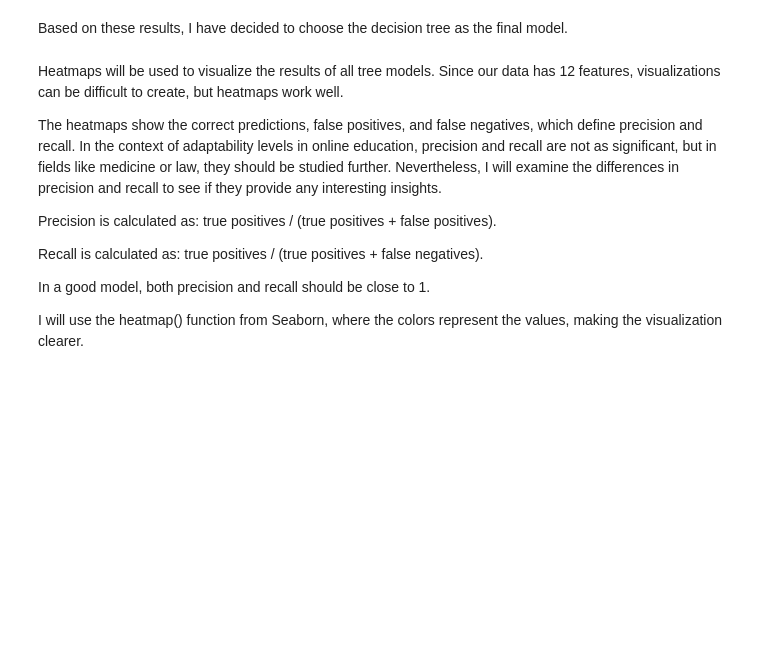
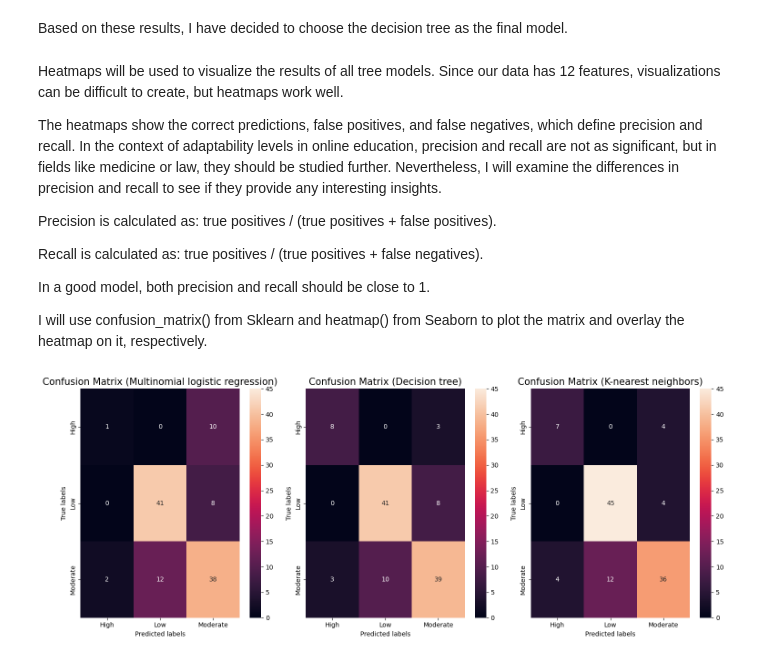
Before and after one commit to oonas21/Online-education-ML-project, a Jupyter notebook: notebook.ipynb, the cells around one changed output. Saved outputs shown, nothing was run; the diff lists cells and outputs as text; code cells hidden in the pictures; blank space fills up the shorter version.

Commit message:
added confusion matrixes

```diff
--- a/notebook.ipynb
+++ b/notebook.ipynb
@@ -171,6 +171,7 @@ Create a data frame without labels and scale the feature values using method Sta
 # %%
 X_multi = data.drop(columns=['Adaptivity Level'])
 feature_names = X_multi.columns
+multi_labels = ['High', 'Low', 'Moderate']     # correct order of labels, which is used in plottig confusion matrix
 
 scaler = StandardScaler()
 scaled_data = scaler.fit_transform(X_multi)
@@ -353,4 +354,40 @@ Recall is calculated as: true positives / (true positives + false negatives).
 
 In a good model, both precision and recall should be close to 1.
 
-I will use the heatmap() function from Seaborn, where the colors represent the values, making the visualization clearer.
+I will use confusion_matrix() from Sklearn and heatmap() from Seaborn to plot the matrix and overlay the heatmap on it, respectively.
+# %%
+# Validation data is used
+c_mat1 = confusion_matrix(y_val, predicted_y_val_1)
+c_mat2 = confusion_matrix(y_val, predicted_y_val_2)
+c_mat3 = confusion_matrix(y_val, predicted_y_val_3)
+
+# Find the global min and max values to set consistent color scale across all subplots
+vmin = min(c_mat1.min(), c_mat2.min(), c_mat3.min())
+vmax = max(c_mat1.max(), c_mat2.max(), c_mat3.max())
+
+# Set three plots visible
+fig, axes = plt.subplots(1, 3, figsize=(15, 6))
+
+# Multinomial logistic regression
+sns.heatmap(c_mat1, annot=True, fmt='g', ax=axes[0], vmin=vmin, vmax=vmax, xticklabels=multi_labels, yticklabels=multi_labels)
+axes[0].set_xlabel('Predicted labels', fontsize=10)
+axes[0].set_ylabel('True labels', fontsize=10)
+axes[0].set_title('Confusion Matrix (Multinomial logistic regression)', fontsize=15)
+
+# Decision tree
+sns.heatmap(c_mat2, annot=True, fmt='g', ax=axes[1], vmin=vmin, vmax=vmax, xticklabels=multi_labels, yticklabels=multi_labels)
+axes[1].set_xlabel('Predicted labels', fontsize=10)
+axes[1].set_ylabel('True labels', fontsize=10)
+axes[1].set_title('Confusion Matrix (Decision tree)', fontsize=15)
+
+# K-nearest Neighbors
+sns.heatmap(c_mat3, annot=True, fmt='g', ax=axes[2], vmin=vmin, vmax=vmax, xticklabels=multi_labels, yticklabels=multi_labels)
+axes[2].set_xlabel('Predicted labels', fontsize=10)
+axes[2].set_ylabel('True labels', fontsize=10)
+axes[2].set_title('Confusion Matrix (K-nearest neighbors)', fontsize=15)
+
+# show the plot
+plt.tight_layout()
+plt.show()
+# %% [output]
+[figure, added]
```
Also changed, not shown: parts of 1 cell of this notebook.
